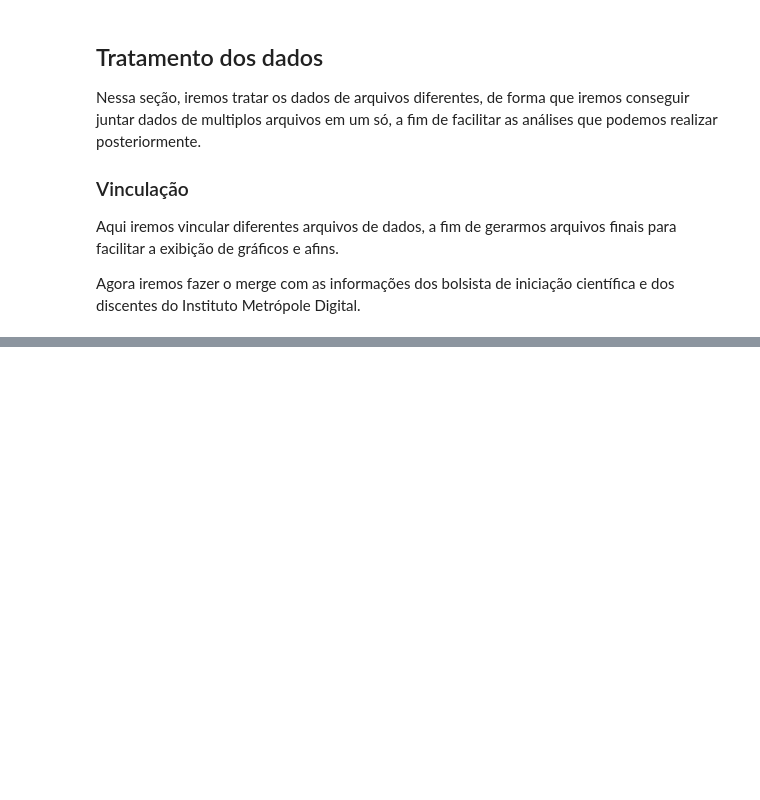
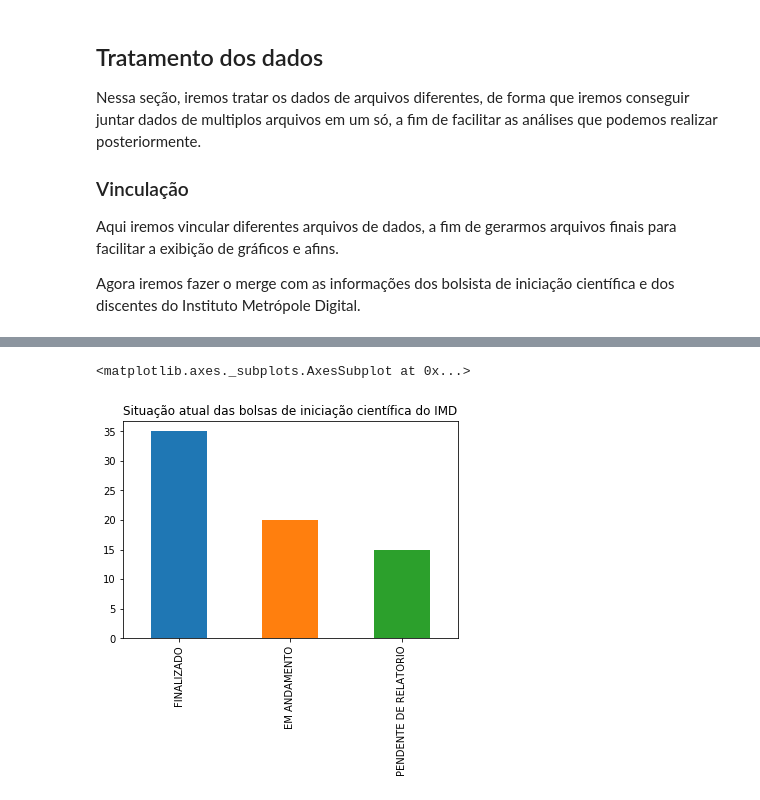
Before and after one commit to alvarofpp/imd0033-imd-pesquisa, a Jupyter notebook: IMD Pesquisa.ipynb, the cells around one changed output, grey strips where cells are left out. Drawn from its saved outputs; the diff is of its cells as text; code cells hidden in the pictures; blank space fills up the shorter version.

```diff
--- a/IMD Pesquisa.ipynb
+++ b/IMD Pesquisa.ipynb
@@ -195,0 +219,6 @@ df_discentes_bolsistas.to_csv('data/discentes_bolsistas_imd.csv')
+# %%
+# Situação atual das bolsas de iniciação cientifica dos alunos do BTI
+df_discentes_bolsistas.status_y.value_counts().plot(kind='bar', title='Situação atual das bolsas de iniciação científica do IMD')
+# %% [output]
+<matplotlib.axes._subplots.AxesSubplot at 0x...>
+[figure, added]
```
Also changed, not shown: parts of 9 cells of this notebook.
